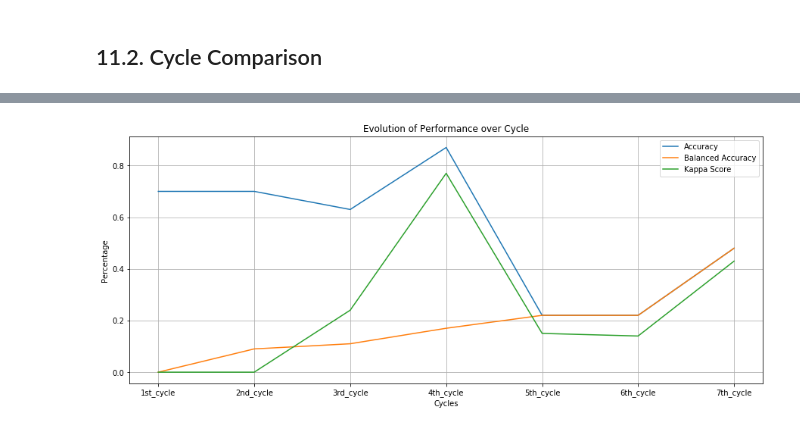
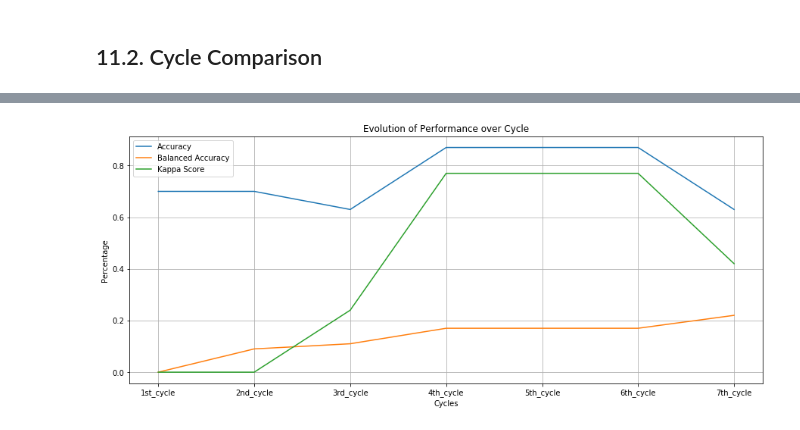
Before and after one commit to vinissouza/Airbnb-First-Booking-Forecast, a Jupyter notebook: Notebooks/7th-Cycle-Notebook-Data_Preparation.ipynb, the cells around one changed output, grey strips where cells are left out. Cells and saved outputs as stored; diff of their text form; code cells hidden in the pictures.

Commit message:
cross-validation implemented with balanced dataset

```diff
--- a/Notebooks/7th-Cycle-Notebook-Data_Preparation.ipynb
+++ b/Notebooks/7th-Cycle-Notebook-Data_Preparation.ipynb
@@ -2078,9 +2062,9 @@ Fold Number:5/5
 # %%
 # Performance
 comb_performance_cv = {'model': 'NN Model - SMOTE + TOMEKLINK - CV',
-                       'acc': f'{np.round(np.mean(acc_comb), 2)} +/- {np.round(np.std(acc_comb), 4)}',
-                       'balanced_acc': f'{np.round(np.mean(balanced_acc_comb), 2)} +/- {np.round(np.std(balanced_acc_comb), 4)}',
-                       'kappa_score': f'{np.round(np.mean(kappa_comb), 2)} +/- {np.round(np.std(kappa_comb), 4)}'}
+                       'acc': f'{np.round(np.mean(acc_over), 2)} +/- {np.round(np.std(acc_over), 4)}',
+                       'balanced_acc': f'{np.round(np.mean(balanced_acc_over), 2)} +/- {np.round(np.std(balanced_acc_over), 4)}',
+                       'kappa_score': f'{np.round(np.mean(kappa_over), 2)} +/- {np.round(np.std(kappa_over), 4)}'}
 # %%
 print(f'Avg Accuracy: {np.round(np.mean(acc_comb), 2)} +/- {np.round(np.std(acc_comb),5)}')
 print(f'Avg Balanced Accuracy: {np.round(np.mean(balanced_acc_comb), 2)} +/- {np.round(np.std(balanced_acc_comb),5)}')
@@ -2164,18 +2146,15 @@ performance_6th_cycle = pd.read_csv('../Datasets/6th_cycle_performance')
 # join cycles dataframes
 performance = pd.concat([performance_1st_cycle,
                          performance_2nd_cycle,
-                         performance_3rd_cycle,
-                         performance_4th_cycle,
-                         performance_5th_cycle,
-                         performance_6th_cycle,
-                         df_performance]).reset_index(drop=True)
+                         performance_3rd_cycle[performance_3rd_cycle['model'] == 'Neural Network Model - CV'],
+                         performance_4th_cycle[performance_4th_cycle['model'] == 'Neural Network Model - CV'],
+                         performance_5th_cycle[performance_5th_cycle['model'] == 'NN Model - Imbalanced Data - CV'],
+                         performance_6th_cycle[performance_6th_cycle['model'] == 'NN Model - Imbalanced Data - CV'],
+                         df_performance[df_performance['model'] == 'NN Model - SMOTE + TOMEKLINK - CV']])\
+                        .reset_index(drop=True)
 
 # select the models desired
-performance = performance[(performance['model'] != 'Baseline Model') &
-                          (performance['model'] != 'NN Model - SMOTE + TOMEKLINK') &
-                          (~performance['model'].str.contains('Imbalanced Data')) &
-                          (~performance['model'].str.contains('Random Undersampling')) &
-                          (~performance['model'].str.contains('Random Oversampling'))].fillna(0)
+performance = performance[performance['model'] != 'Baseline Model'].fillna(0)
 
 # display performance
 performance
@@ -2193,33 +2170,26 @@ performance
 # %%
 plt.figure(figsize=(15,6))
 
-# extract only number for cross validation metrics
-performance['acc'] = performance['acc'].apply(lambda x: str(x)[0:4])
-performance['balanced_acc'] = performance['balanced_acc'].apply(lambda x: str(x)[0:4])
-performance['kappa_score'] = performance['kappa_score'].apply(lambda x: str(x)[0:4])
+# formated metrics
+performance['acc'] = performance['acc'].apply(lambda x: str(x)[0:4]).astype(float)
 
-# formating data in float to futere operation
-performance['acc'] = performance['acc'].astype(float)
-performance['balanced_acc'] = performance['balanced_acc'].astype(float)
-performance['kappa_score'] = performance['kappa_score'].astype(float)
+performance['balanced_acc'] = performance['balanced_acc'].apply(lambda x: str(x)[0:4]).astype(float)
 
-# grouping data for cycle
-performance_group = performance[['cycle', 'process', 'model', 'acc', 'balanced_acc', 'kappa_score']]\
-                    .groupby('cycle').max().reset_index()
+performance['kappa_score'] = performance['kappa_score'].apply(lambda x: str(x)[0:4]).astype(float)
 
 # Evolution of Performance over Cycles
-sns.lineplot(x='cycle', y='acc', data=performance_group)
+sns.lineplot(x='cycle', y='acc', data=performance)
 
-sns.lineplot(x='cycle', y='balanced_acc', data=performance_group)
+sns.lineplot(x='cycle', y='balanced_acc', data=performance)
 
-sns.lineplot(x='cycle', y='kappa_score', data=performance_group)
+sns.lineplot(x='cycle', y='kappa_score', data=performance)
 
 # set legend and titles
 plt.legend(labels=['Accuracy','Balanced Accuracy', 'Kappa Score'])
 plt.title('Evolution of Performance over Cycle')
 plt.ylabel('Percentage')
 plt.xlabel('Cycles')
 plt.grid();
 # %% [output]
-[figure, old version]
+[figure, new version]
 # %%
```
Also changed, not shown: parts of 79 cells of this notebook.
